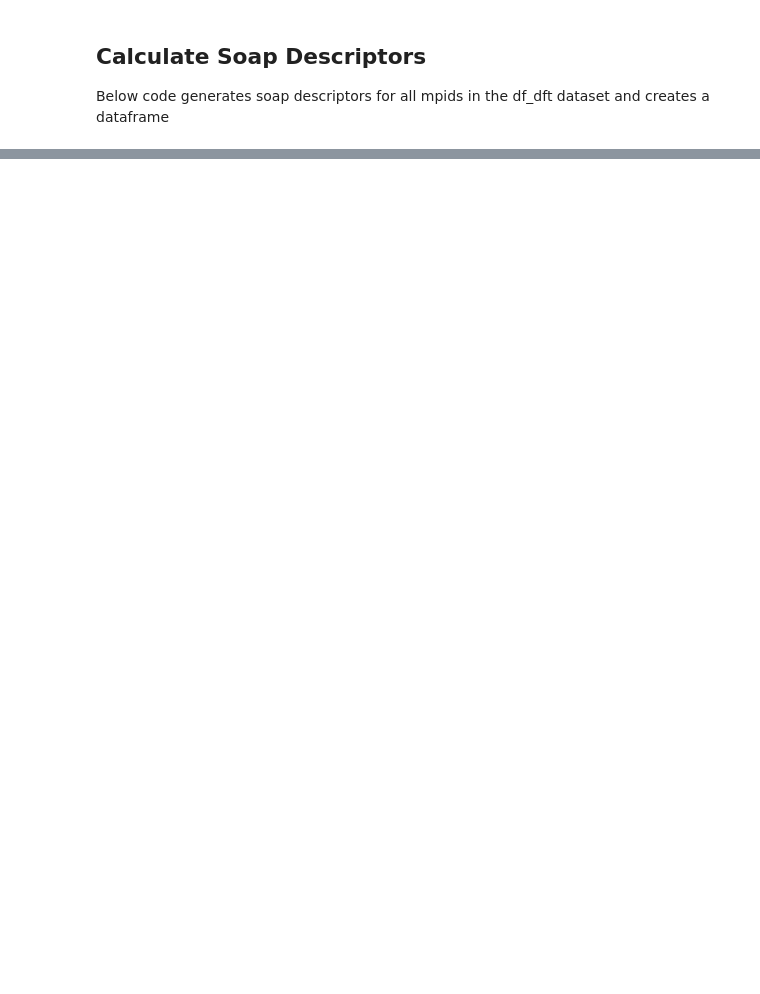
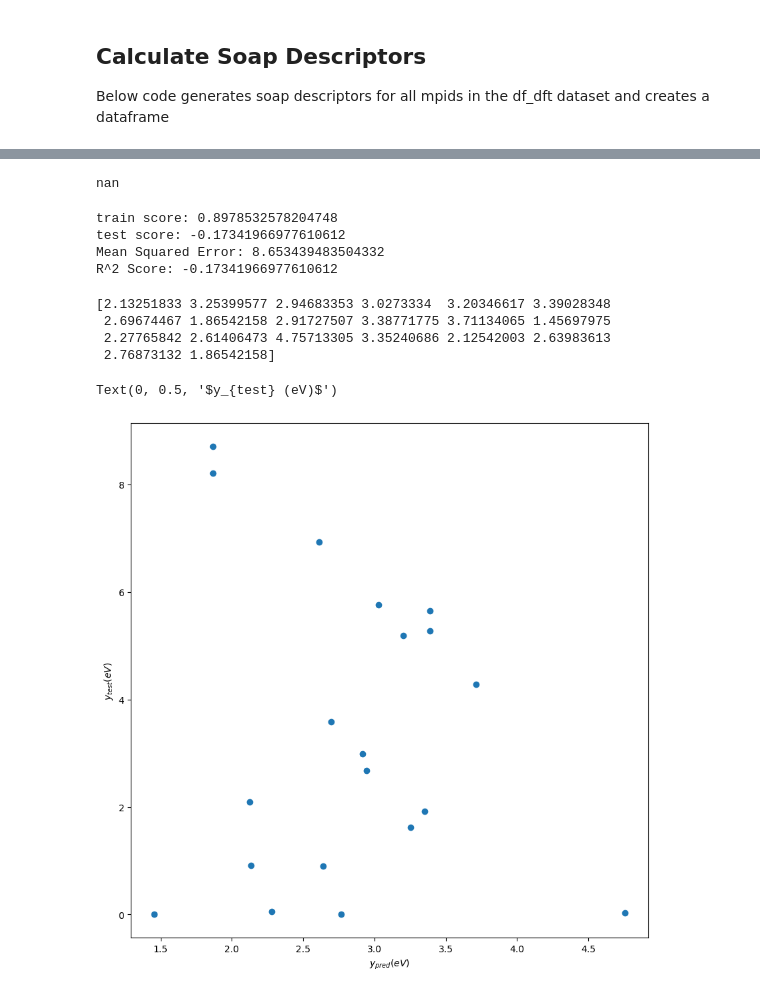
Before and after one commit to cadenmyers13/ml-dft-exp, a Jupyter notebook: codebase/load_matminer_data.ipynb, the cells around one changed output, grey strips where cells are left out. Saved outputs shown, nothing was run; the diff lists cells and outputs as text; code cells hidden in the pictures; blank space fills up the shorter version.

```diff
--- a/codebase/load_matminer_data.ipynb
+++ b/codebase/load_matminer_data.ipynb
@@ -279,0 +311,43 @@ padded_df.head(50)
+# %%
+print(padded_df['flattened_soap'].iloc[10])
+# %% [output]
+nan
+# %%
+soap_df = padded_df.dropna()
+soap_df_subset = soap_df.head(100)
+
+rf = RandomForestRegressor(n_estimators=100, random_state=42)
+X = np.array(soap_df_subset['flattened_soap'].tolist())
+y = np.array(soap_df_subset['gap opt'].tolist())
+
+X_train, X_test, y_train, y_test = train_test_split(X, y, test_size=0.2, random_state=42)
+
+rf.fit(X_train, y_train)
+y_pred = rf.predict(X_test)
+mse = mean_squared_error(y_test, y_pred)
+r2 = r2_score(y_test, y_pred)
+
+print("train score:", rf.score(X_train, y_train))
+print("test score:", rf.score(X_test, y_test))
+print(f"Mean Squared Error: {mse}")
+print(f"R^2 Score: {r2}")
+# %% [output]
+train score: 0.8978532578204748
+test score: -0.17341966977610612
+Mean Squared Error: 8.653439483504332
+R^2 Score: -0.17341966977610612
+# %%
+import matplotlib.pyplot as plt
+
+print(y_pred)
+plt.figure(figsize=(10, 10))
+plt.scatter(y_pred, y_test)
+plt.xlabel('$y_{pred} (eV)$')
+plt.ylabel('$y_{test} (eV)$')
+# %% [output]
+[2.13251833 3.25399577 2.94683353 3.0273334  3.20346617 3.39028348
+ 2.69674467 1.86542158 2.91727507 3.38771775 3.71134065 1.45697975
+ 2.27765842 2.61406473 4.75713305 3.35240686 2.12542003 2.63983613
+ 2.76873132 1.86542158]
+Text(0, 0.5, '$y_{test} (eV)$')
+[figure, added]
```
Also changed, not shown: parts of 16 cells of this notebook.
